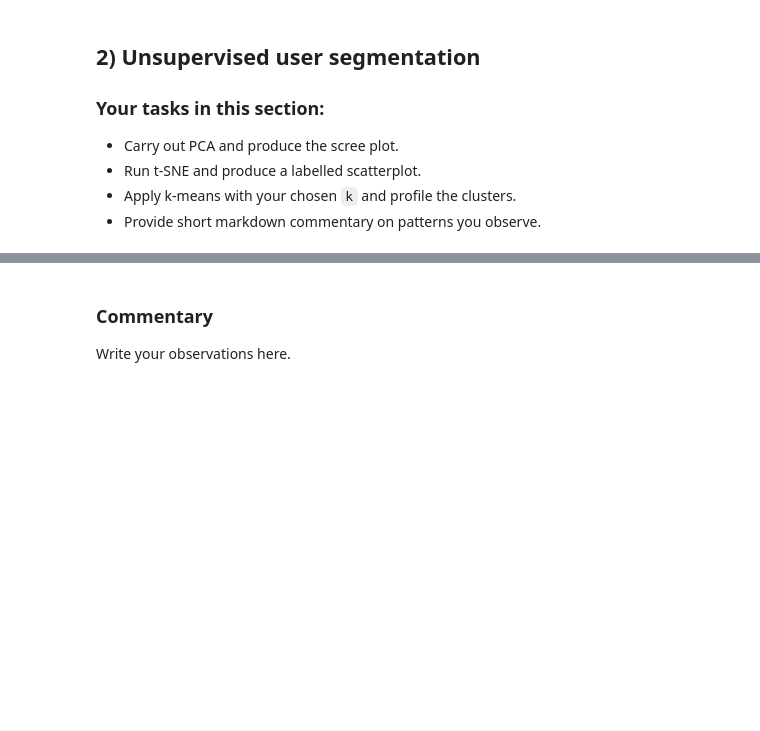
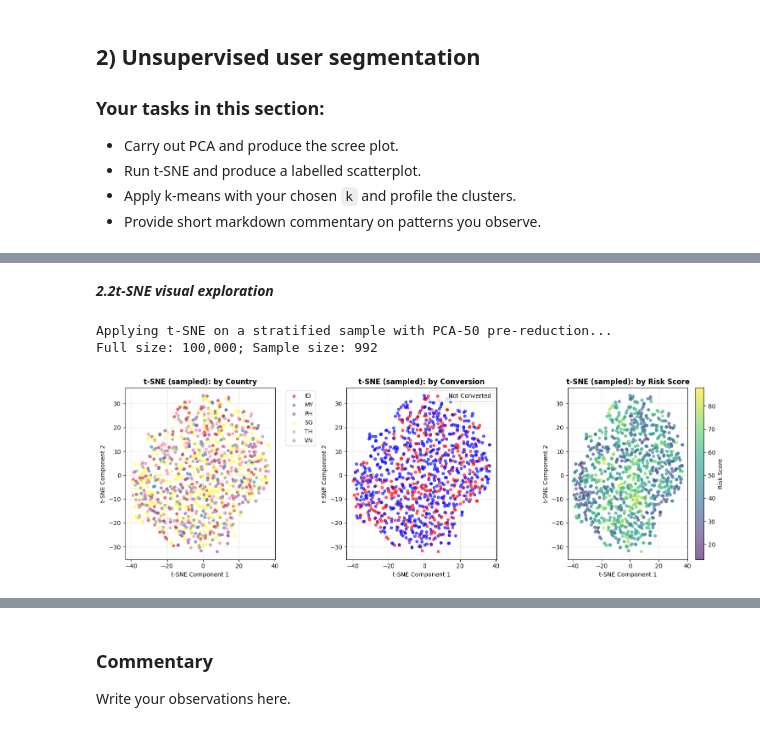
Before and after one commit to lijinxuan1101/CoinPilot_user_segmentation_modelling_and_lightweight_deployment, a Jupyter notebook: Li Jinxuan_assignment2.ipynb, the cells around one changed output, grey strips where cells are left out. Cells and saved outputs as stored; diff of their text form; code cells hidden in the pictures; blank space fills up the shorter version.

```diff
--- a/Li Jinxuan_assignment2.ipynb
+++ b/Li Jinxuan_assignment2.ipynb
@@ -188,0 +279,72 @@ Maximum: 100.00%
+# %% [markdown]
+***2.2t-SNE visual exploration***
+# %%
+# t-SNE visualisation with stratified sampling and PCA(50)
+print("\nApplying t-SNE on a stratified sample with PCA-50 pre-reduction...")
+
+# Build stratified sample indices by country and converted_premium
+N_MAX = 1000  # target maximum sample size; adjust as needed
+frac = min(1.0, N_MAX / len(coinpilot_data))
+
+# Ensure at least 1 row per stratum while keeping global proportion
+sample_df = (coinpilot_data
+             .groupby(['country', 'converted_premium'], group_keys=False)
+             .apply(lambda x: x.sample(max(1, int(len(x) * frac)), random_state=42)))
+
+print(f"Full size: {len(coinpilot_data):,}; Sample size: {len(sample_df):,}")
+
+sample_idx = sample_df.index.values
+# Rebuild scaled features directly from the sampled dataframe so plots are based on this df
+X_cont_sample = sample_df[cont_cols]
+X_bin_sample = sample_df[bin_cols]
+scaler_vis = StandardScaler()
+X_cont_sample_scaled = scaler_vis.fit_transform(X_cont_sample)
+X_scaled_sample = np.hstack([X_cont_sample_scaled, X_bin_sample.values])
+
+# Run t-SNE directly on scaled sample (no PCA pre-reduction)
+tsne = TSNE(n_components=2, random_state=42, perplexity=30, max_iter=1000)
+X_tsne = tsne.fit_transform(X_scaled_sample)
+
+# Create t-SNE visualization (use the sampled dataframe)
+plt.figure(figsize=(15, 5))
+
+# Plot 1: t-SNE colored by country
+plt.subplot(1, 3, 1)
+countries = sample_df['country'].unique()
+colors = plt.cm.Set1(np.linspace(0, 1, len(countries)))
+for i, country in enumerate(countries):
+    mask = (sample_df['country'].values == country)
+    plt.scatter(X_tsne[mask, 0], X_tsne[mask, 1], c=[colors[i]], label=country, alpha=0.6, s=20)
+plt.title('t-SNE (sampled): by Country', fontsize=12, fontweight='bold')
+plt.xlabel('t-SNE Component 1')
+plt.ylabel('t-SNE Component 2')
+plt.legend(bbox_to_anchor=(1.05, 1), loc='upper left')
+plt.grid(True, alpha=0.3)
+
+# Plot 2: t-SNE colored by conversion status
+plt.subplot(1, 3, 2)
+conv_vals = sample_df['converted_premium'].values
+conversion_colors = np.where(conv_vals == 1, 'blue', 'red')
+plt.scatter(X_tsne[:, 0], X_tsne[:, 1], c=conversion_colors, alpha=0.6, s=20)
+plt.title('t-SNE (sampled): by Conversion', fontsize=12, fontweight='bold')
+plt.xlabel('t-SNE Component 1')
+plt.ylabel('t-SNE Component 2')
+plt.legend(['Not Converted', 'Converted'], loc='upper right')
+plt.grid(True, alpha=0.3)
+
+# Plot 3: t-SNE colored by risk score (continuous)
+plt.subplot(1, 3, 3)
+scatter = plt.scatter(X_tsne[:, 0], X_tsne[:, 1], c=sample_df['risk_score'].values,
+                     cmap='viridis', alpha=0.6, s=20)
+plt.colorbar(scatter, label='Risk Score')
+plt.title('t-SNE (sampled): by Risk Score', fontsize=12, fontweight='bold')
+plt.xlabel('t-SNE Component 1')
+plt.ylabel('t-SNE Component 2')
+plt.grid(True, alpha=0.3)
+
+plt.tight_layout()
+plt.show()
+# %% [output]
+Applying t-SNE on a stratified sample with PCA-50 pre-reduction...
+Full size: 100,000; Sample size: 992
+[figure, added]
```
Also changed, not shown: parts of 8 cells of this notebook.
